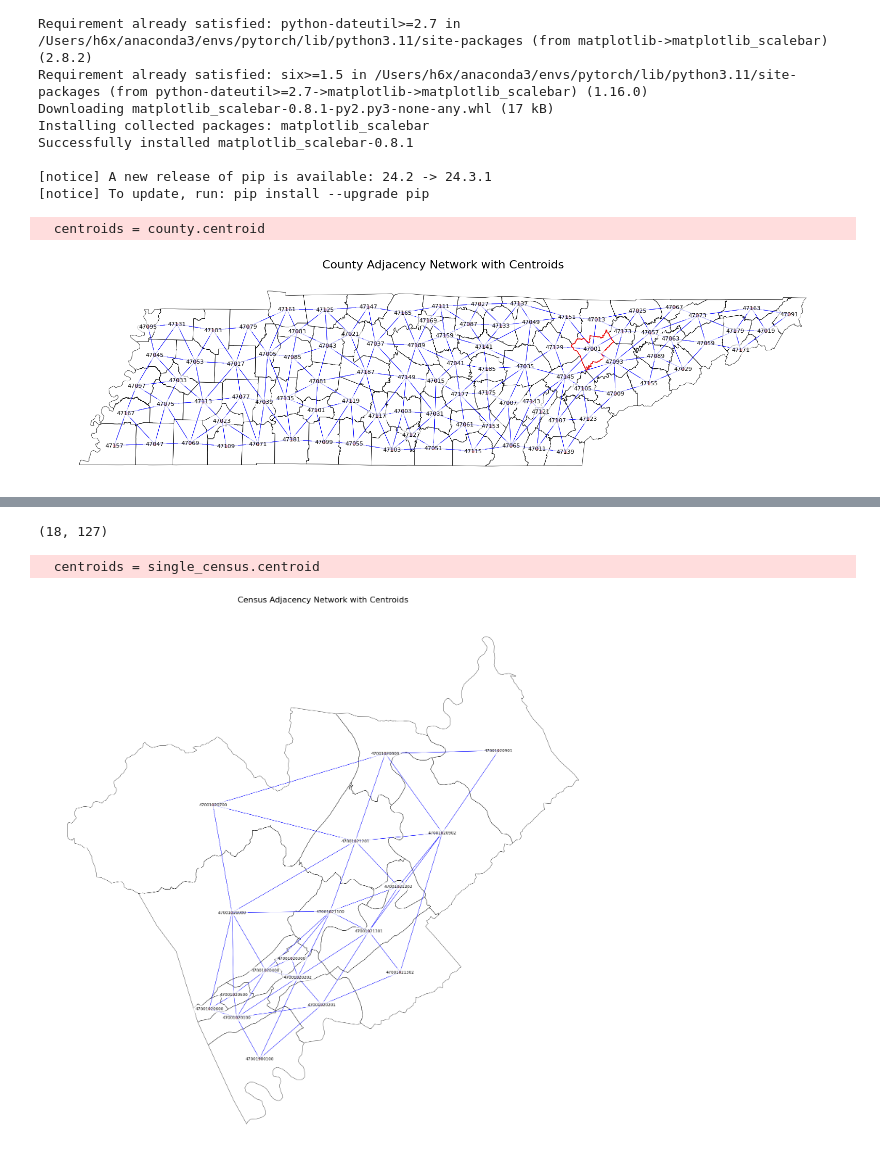
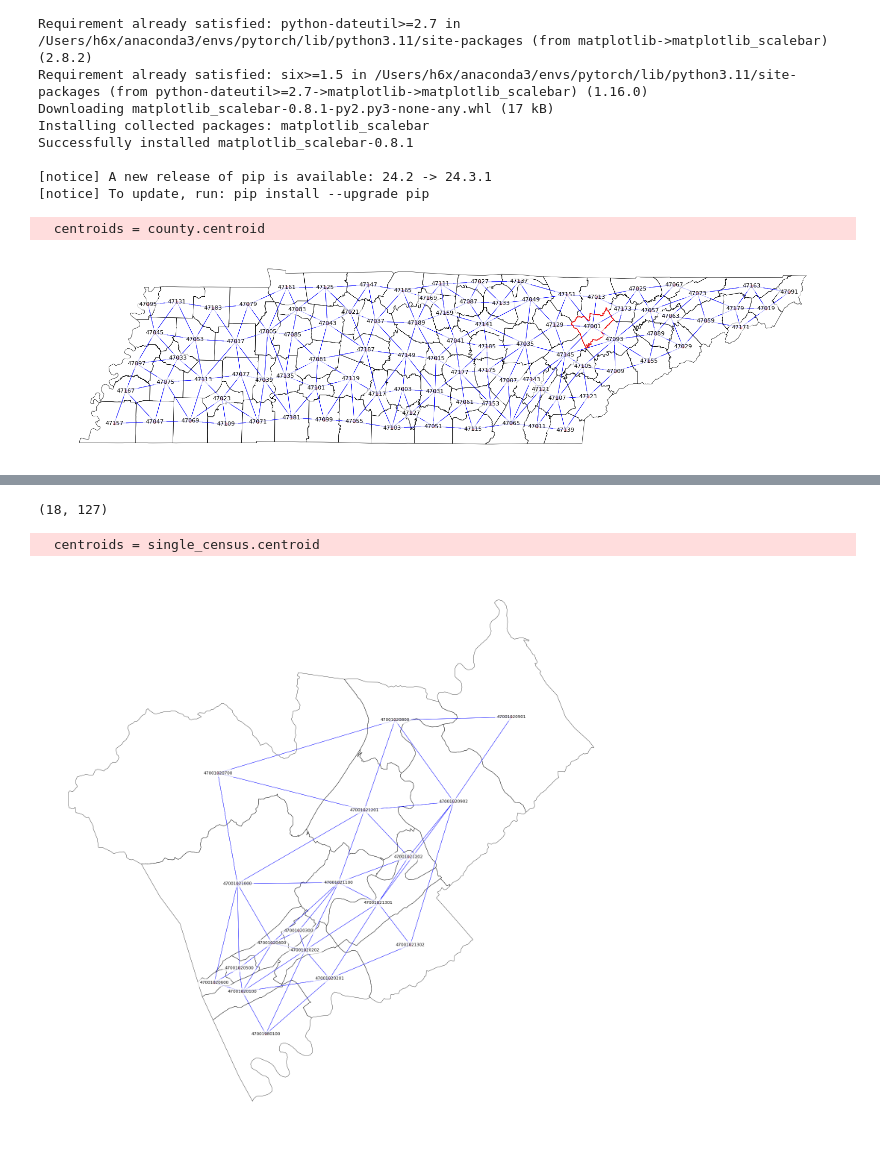
Before and after one commit to hashansl/learning, a Jupyter notebook: spatial test/plotting.ipynb, the cells around one changed output, grey strips where cells are left out. Cells and saved outputs as stored; diff of their text form; code cells hidden in the pictures.

```diff
--- a/spatial test/plotting.ipynb
+++ b/spatial test/plotting.ipynb
@@ -122,35 +122,35 @@ for i, neighbors in adjacency.neighbors.items():
 # Convert lines to a GeoDataFrame
 lines_gdf = gpd.GeoDataFrame(geometry=lines, crs=county.crs)
 
 # Plot the county boundaries, centroids, and adjacency network
 fig, ax = plt.subplots(figsize=(20, 20))
 
 # Plot boundaries
 county.boundary.plot(ax=ax, color='black', linewidth=0.5)
 
 # Plot adjacency network
 lines_gdf.plot(ax=ax, color='blue', linewidth=0.5, label='Adjacency Network')
 
 # color the County with FIPS=47001
 county[county['FIPS'] == '47001'].boundary.plot(ax=ax, color='red', linewidth=1)
 
 # Plot centroids
 centroids.plot(ax=ax, color='red', markersize=10, label='Centroids')
 
 # Add labels
 for x, y, label in zip(centroids.x, centroids.y, county['FIPS']):
     ax.text(x, y, label, fontsize=8, ha='center', va='center',
             bbox=dict(facecolor='white', alpha=0.7, edgecolor='none'))
 
 # Add title and legend
-ax.set_title("County Adjacency Network with Centroids", fontsize=16, pad=20)
+# ax.set_title("County Adjacency Network with Centroids", fontsize=16, pad=20)
 # ax.legend(loc='upper left')
 ax.axis('off')
 
 plt.show()
 # %% [output]
   centroids = county.centroid
-[figure, old version]
+[figure, new version]
 # %%
 census.head()
 # %% [output]
@@ -209,11 +209,11 @@ for x, y, label in zip(centroids.x, centroids.y, single_census['FIPS']):
             bbox=dict(facecolor='white', alpha=0.7, edgecolor='none'))
 
 # Add title and legend
-ax.set_title("Census Adjacency Network with Centroids", fontsize=16, pad=20)
+# ax.set_title("Census Adjacency Network with Centroids", fontsize=16, pad=20)
 # ax.legend(loc='upper left')
 ax.axis('off')
 
 plt.show()
 # %% [output]
   centroids = single_census.centroid
-[figure, old version]
+[figure, new version]
```
Also changed, not shown: 1 other file.
